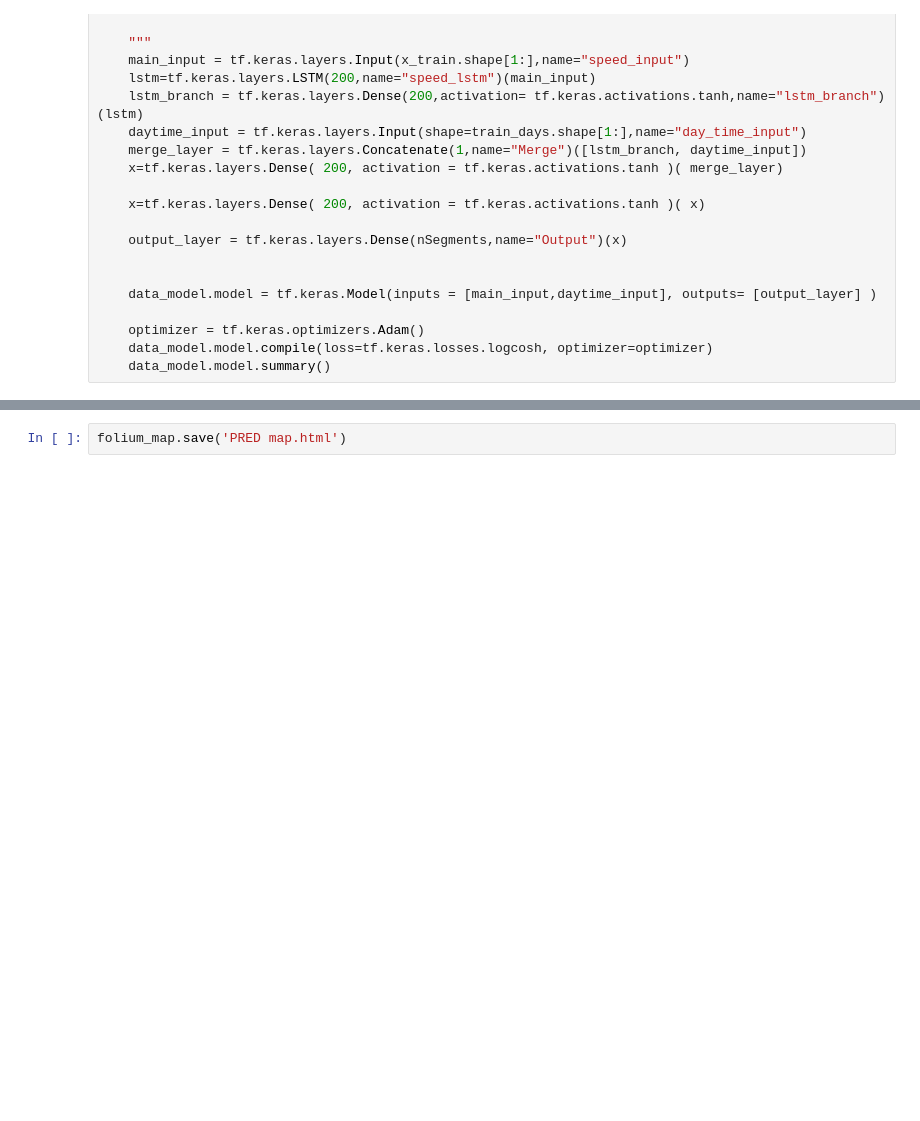
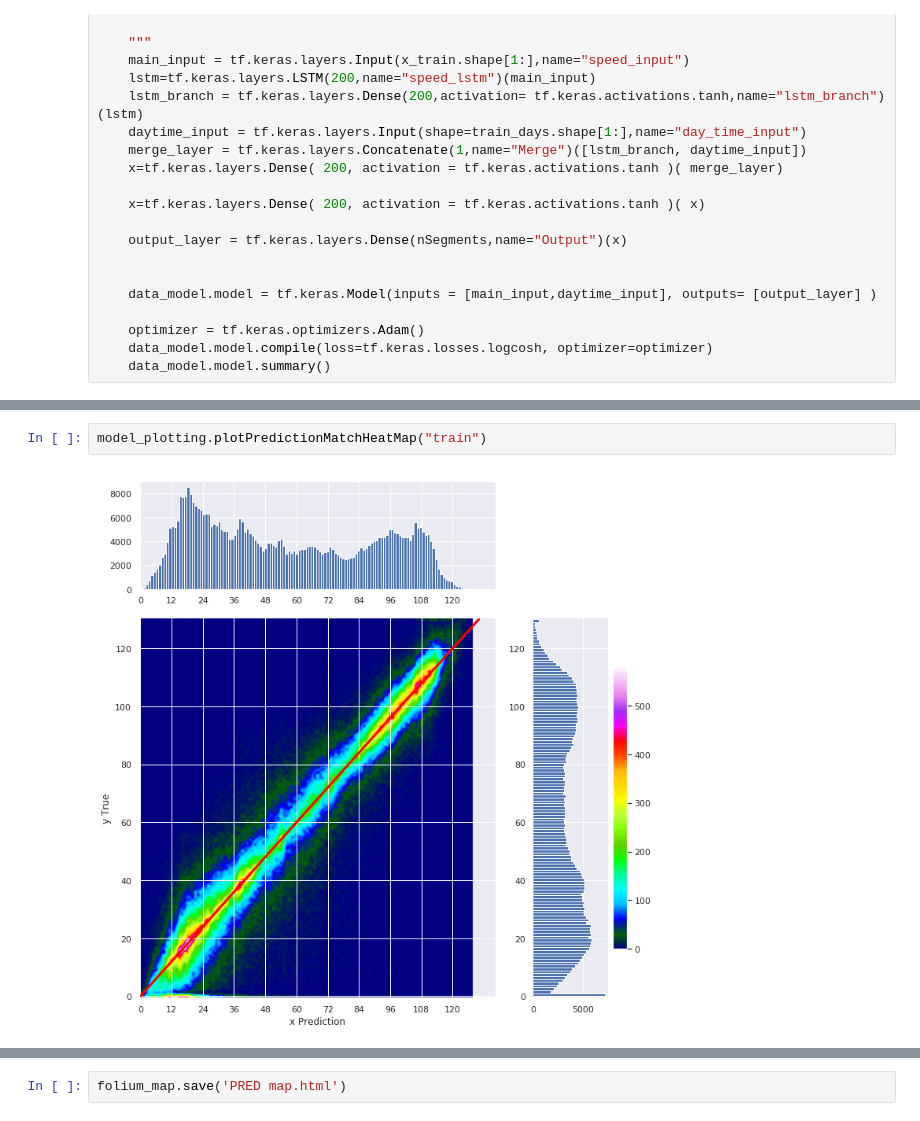
Before and after one commit to bourliam/PRIM, a Jupyter notebook: Notebooks/LSTM Example TensorFlow.ipynb, the cells around one changed output, grey strips where cells are left out. Drawn from its saved outputs; the diff is of its cells as text; blank space fills up the shorter version.

```diff
--- a/Notebooks/LSTM Example TensorFlow.ipynb
+++ b/Notebooks/LSTM Example TensorFlow.ipynb
@@ -1136,0 +573,4 @@ folium_validation_map = plotPredictions(segmentsMeta,data_model,yDF,predDF,yDF.c
+# %%
+model_plotting.plotPredictionMatchHeatMap("train")
+# %% [output]
+[figure, added]
```
Also changed, not shown: parts of 61 cells of this notebook.
